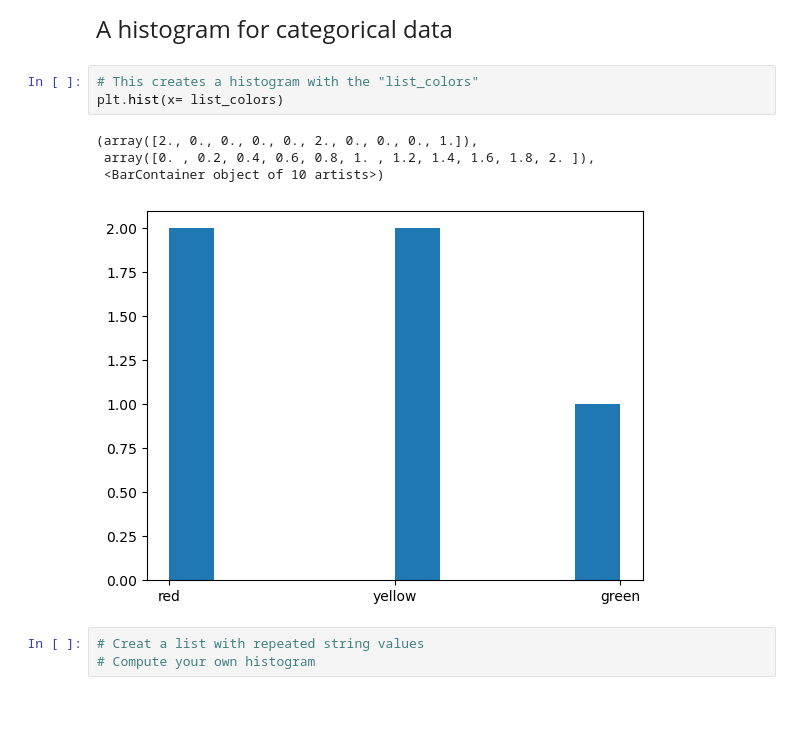
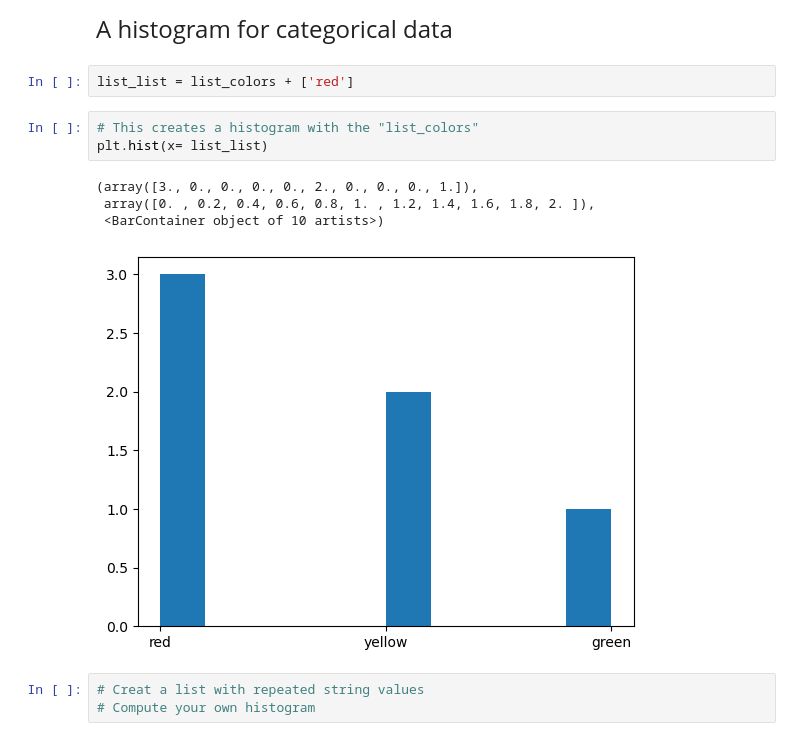
Before and after one commit to yoonpk147/qtm151_fall_2023, a Jupyter notebook: lecture_02/lecture2.ipynb, the cells around one changed output. Cells and saved outputs as stored; diff of their text form; blank space fills up the shorter version.

```diff
--- a/lecture_02/lecture2.ipynb
+++ b/lecture_02/lecture2.ipynb
@@ -180,14 +207,16 @@ red
 <font size="5">
 
 A histogram for categorical data
+# %%
+list_list = list_colors + ['red']
 # %%
 # This creates a histogram with the "list_colors"
-plt.hist(x= list_colors)
+plt.hist(x= list_list)
 # %% [output]
-(array([2., 0., 0., 0., 0., 2., 0., 0., 0., 1.]),
+(array([3., 0., 0., 0., 0., 2., 0., 0., 0., 1.]),
  array([0. , 0.2, 0.4, 0.6, 0.8, 1. , 1.2, 1.4, 1.6, 1.8, 2. ]),
  <BarContainer object of 10 artists>)
-[figure, old version]
+[figure, new version]
 # %%
 # Creat a list with repeated string values
 # Compute your own histogram
```
Also changed, not shown: parts of 18 cells of this notebook.
